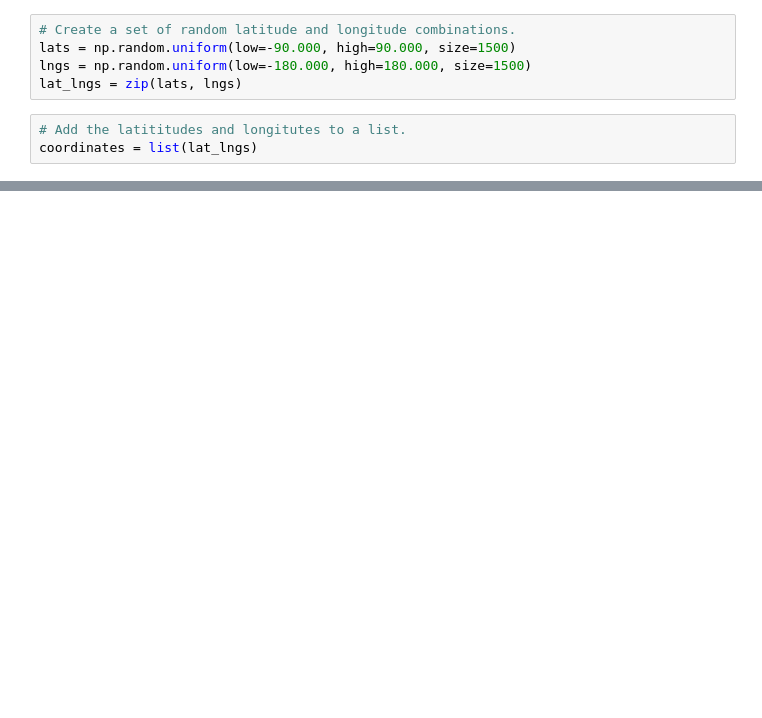
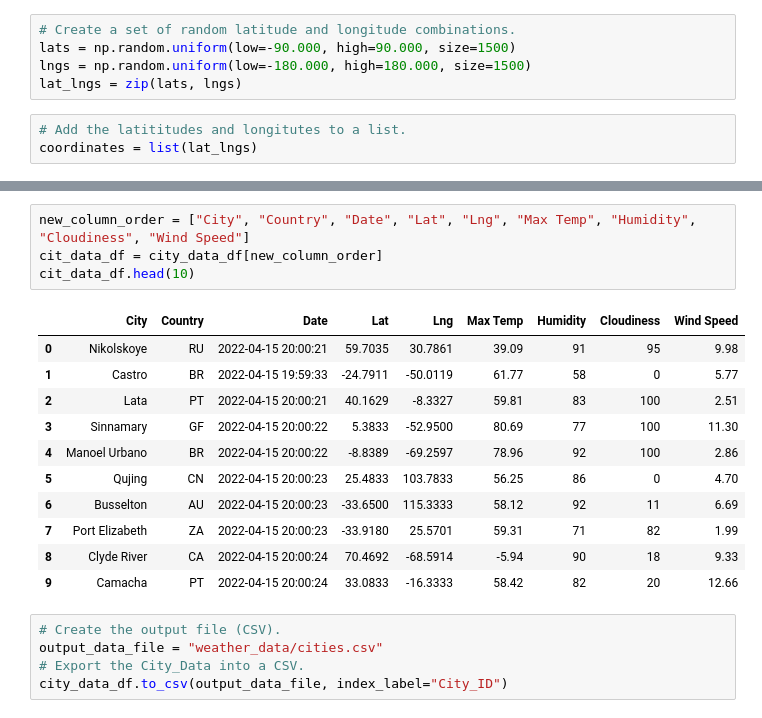
Before and after one commit to KathleenYager/World_Weather_Analysis, a Jupyter notebook: WeatherPy.ipynb, the cells around one changed output, grey strips where cells are left out. Saved outputs shown, nothing was run; the diff lists cells and outputs as text; blank space fills up the shorter version.

```diff
--- a/WeatherPy.ipynb
+++ b/WeatherPy.ipynb
@@ -28,0 +169,21 @@ len(cities)
+# %%
+new_column_order = ["City", "Country", "Date", "Lat", "Lng", "Max Temp", "Humidity", "Cloudiness", "Wind Speed"]
+cit_data_df = city_data_df[new_column_order]
+cit_data_df.head(10)
+# %% [output]
+|  | City | Country | Date | Lat | Lng | Max Temp | Humidity | Cloudiness | Wind Speed |
+| 0 | Nikolskoye | RU | 2022-04-15 20:00:21 | 59.7035 | 30.7861 | 39.09 | 91 | 95 | 9.98 |
+| 1 | Castro | BR | 2022-04-15 19:59:33 | -24.7911 | -50.0119 | 61.77 | 58 | 0 | 5.77 |
+| 2 | Lata | PT | 2022-04-15 20:00:21 | 40.1629 | -8.3327 | 59.81 | 83 | 100 | 2.51 |
+| 3 | Sinnamary | GF | 2022-04-15 20:00:22 | 5.3833 | -52.9500 | 80.69 | 77 | 100 | 11.30 |
+| 4 | Manoel Urbano | BR | 2022-04-15 20:00:22 | -8.8389 | -69.2597 | 78.96 | 92 | 100 | 2.86 |
+| 5 | Qujing | CN | 2022-04-15 20:00:23 | 25.4833 | 103.7833 | 56.25 | 86 | 0 | 4.70 |
+| 6 | Busselton | AU | 2022-04-15 20:00:23 | -33.6500 | 115.3333 | 58.12 | 92 | 11 | 6.69 |
+| 7 | Port Elizabeth | ZA | 2022-04-15 20:00:23 | -33.9180 | 25.5701 | 59.31 | 71 | 82 | 1.99 |
+| 8 | Clyde River | CA | 2022-04-15 20:00:24 | 70.4692 | -68.5914 | -5.94 | 90 | 18 | 9.33 |
+| 9 | Camacha | PT | 2022-04-15 20:00:24 | 33.0833 | -16.3333 | 58.42 | 82 | 20 | 12.66 |
+# %%
+# Create the output file (CSV).
+output_data_file = "weather_data/cities.csv"
+# Export the City_Data into a CSV.
+city_data_df.to_csv(output_data_file, index_label="City_ID")
```
Also changed, not shown: parts of 7 cells of this notebook, 2 other files.
